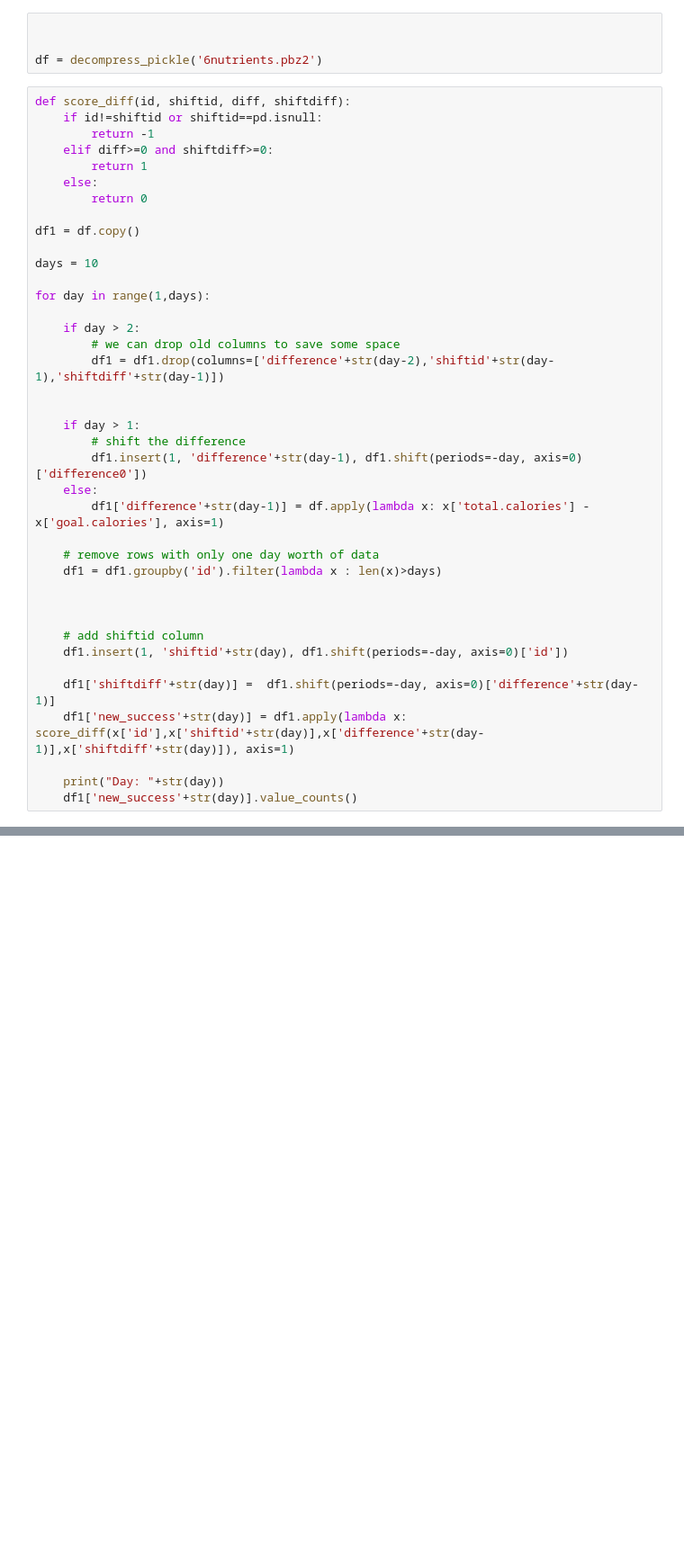
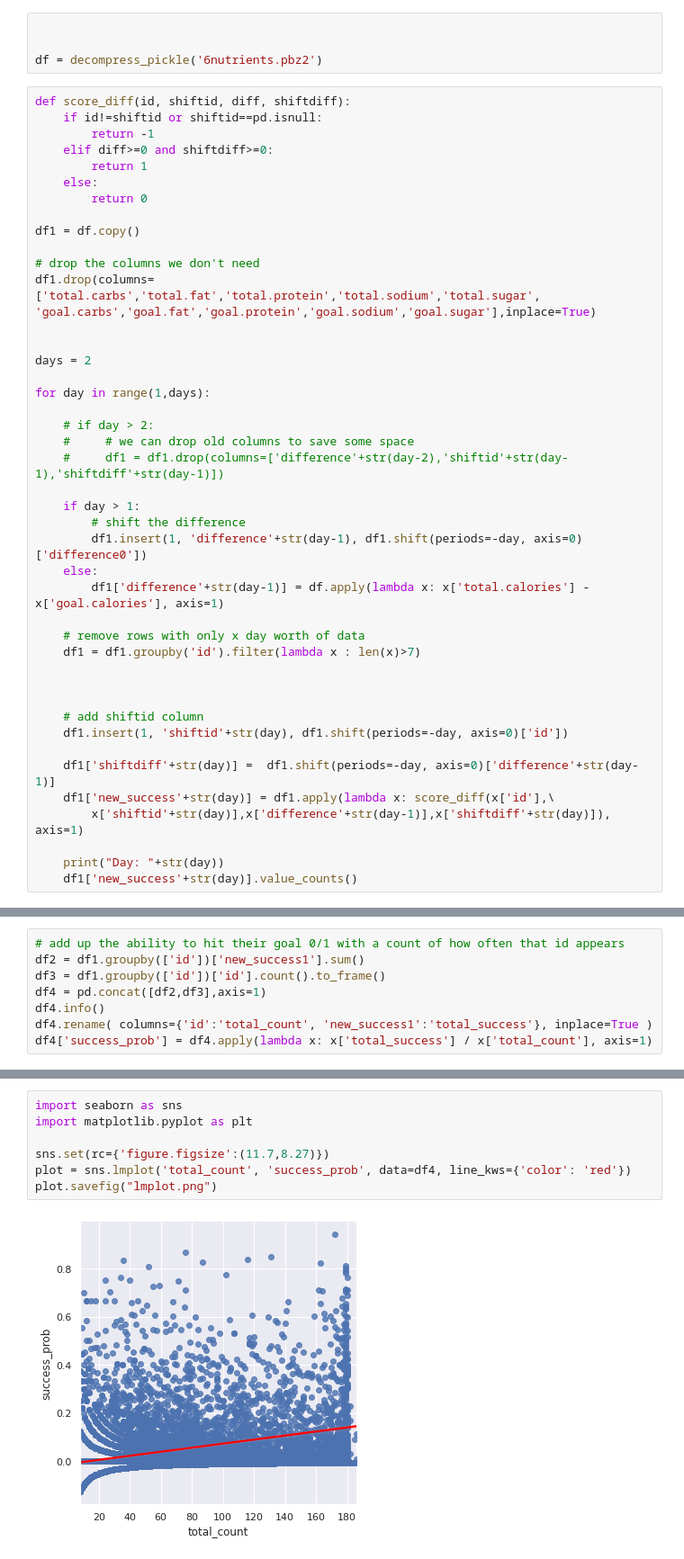
Before and after one commit to julialromero/nutrition-analysis, a Jupyter notebook: code/successdays.ipynb, the cells around one changed output, grey strips where cells are left out. Shown at 90% size. Drawn from its saved outputs; the diff is of its cells as text; blank space fills up the shorter version.

Commit message:
code and graph for mid semester project check in

```diff
--- a/code/successdays.ipynb
+++ b/code/successdays.ipynb
@@ -28,14 +28,17 @@ def score_diff(id, shiftid, diff, shiftdiff):
 
 df1 = df.copy()
 
-days = 10
+# drop the columns we don't need
+df1.drop(columns=['total.carbs','total.fat','total.protein','total.sodium','total.sugar', 'goal.carbs','goal.fat','goal.protein','goal.sodium','goal.sugar'],inplace=True)
+
+
+days = 2
 
 for day in range(1,days):
 
-    if day > 2:
-        # we can drop old columns to save some space
-        df1 = df1.drop(columns=['difference'+str(day-2),'shiftid'+str(day-1),'shiftdiff'+str(day-1)])
-
+    # if day > 2:
+    #     # we can drop old columns to save some space
+    #     df1 = df1.drop(columns=['difference'+str(day-2),'shiftid'+str(day-1),'shiftdiff'+str(day-1)])
 
     if day > 1:
         # shift the difference
@@ -43,8 +46,8 @@ for day in range(1,days):
     else:
         df1['difference'+str(day-1)] = df.apply(lambda x: x['total.calories'] - x['goal.calories'], axis=1)
 
-    # remove rows with only one day worth of data
-    df1 = df1.groupby('id').filter(lambda x : len(x)>days)
+    # remove rows with only x day worth of data
+    df1 = df1.groupby('id').filter(lambda x : len(x)>7)
 
 
 
@@ -52,7 +55,8 @@ for day in range(1,days):
     df1.insert(1, 'shiftid'+str(day), df1.shift(periods=-day, axis=0)['id'])
 
     df1['shiftdiff'+str(day)] =  df1.shift(periods=-day, axis=0)['difference'+str(day-1)]
-    df1['new_success'+str(day)] = df1.apply(lambda x: score_diff(x['id'],x['shiftid'+str(day)],x['difference'+str(day-1)],x['shiftdiff'+str(day)]), axis=1)
+    df1['new_success'+str(day)] = df1.apply(lambda x: score_diff(x['id'],\
+        x['shiftid'+str(day)],x['difference'+str(day-1)],x['shiftdiff'+str(day)]), axis=1)
 
     print("Day: "+str(day))
     df1['new_success'+str(day)].value_counts()
@@ -106,0 +69,8 @@ Name: new_success9, dtype: int64
+# %%
+# add up the ability to hit their goal 0/1 with a count of how often that id appears
+df2 = df1.groupby(['id'])['new_success1'].sum()
+df3 = df1.groupby(['id'])['id'].count().to_frame()
+df4 = pd.concat([df2,df3],axis=1)
+df4.info()
+df4.rename( columns={'id':'total_count', 'new_success1':'total_success'}, inplace=True )
+df4['success_prob'] = df4.apply(lambda x: x['total_success'] / x['total_count'], axis=1)
@@ -106,0 +87,9 @@ Name: new_success9, dtype: int64
+# %%
+import seaborn as sns
+import matplotlib.pyplot as plt
+
+sns.set(rc={'figure.figsize':(11.7,8.27)})
+plot = sns.lmplot('total_count', 'success_prob', data=df4, line_kws={'color': 'red'})
+plot.savefig("lmplot.png")
+# %% [output]
+[figure, added]
```
Also changed, not shown: parts of 4 cells of this notebook.
